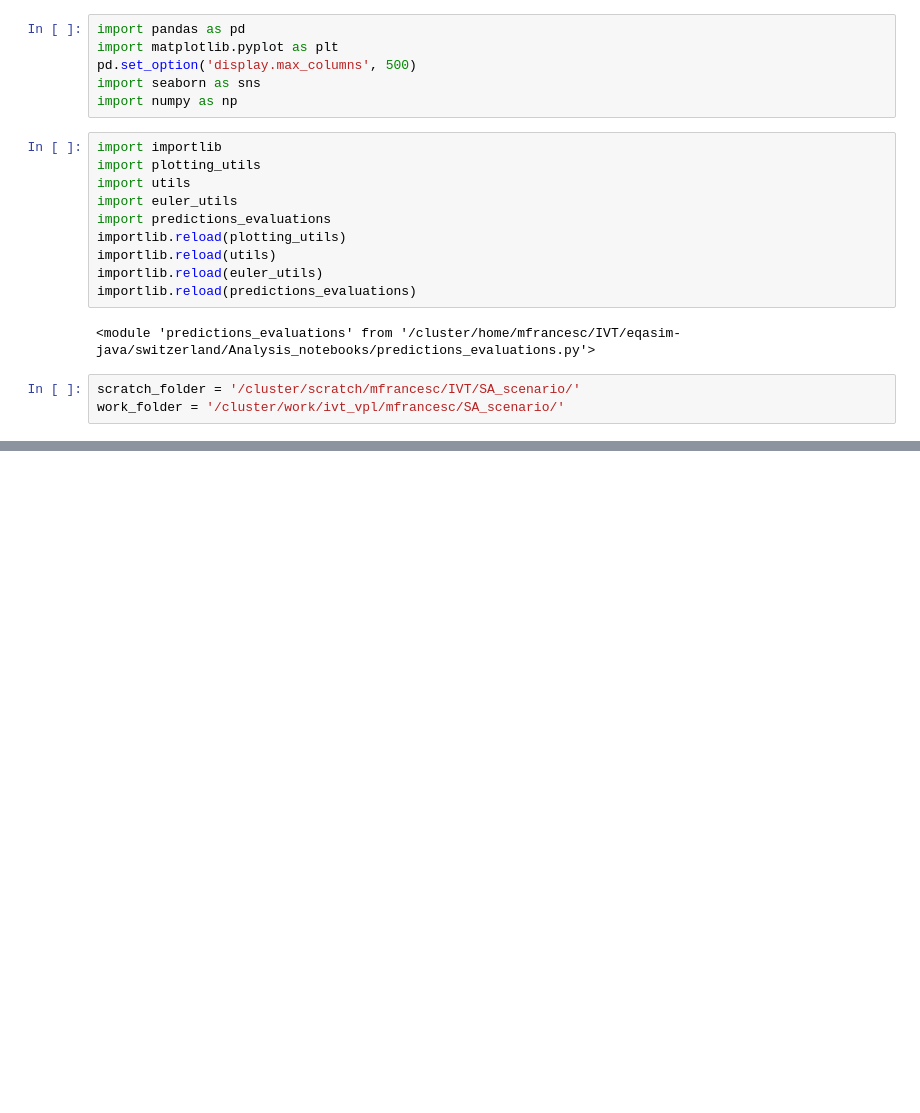
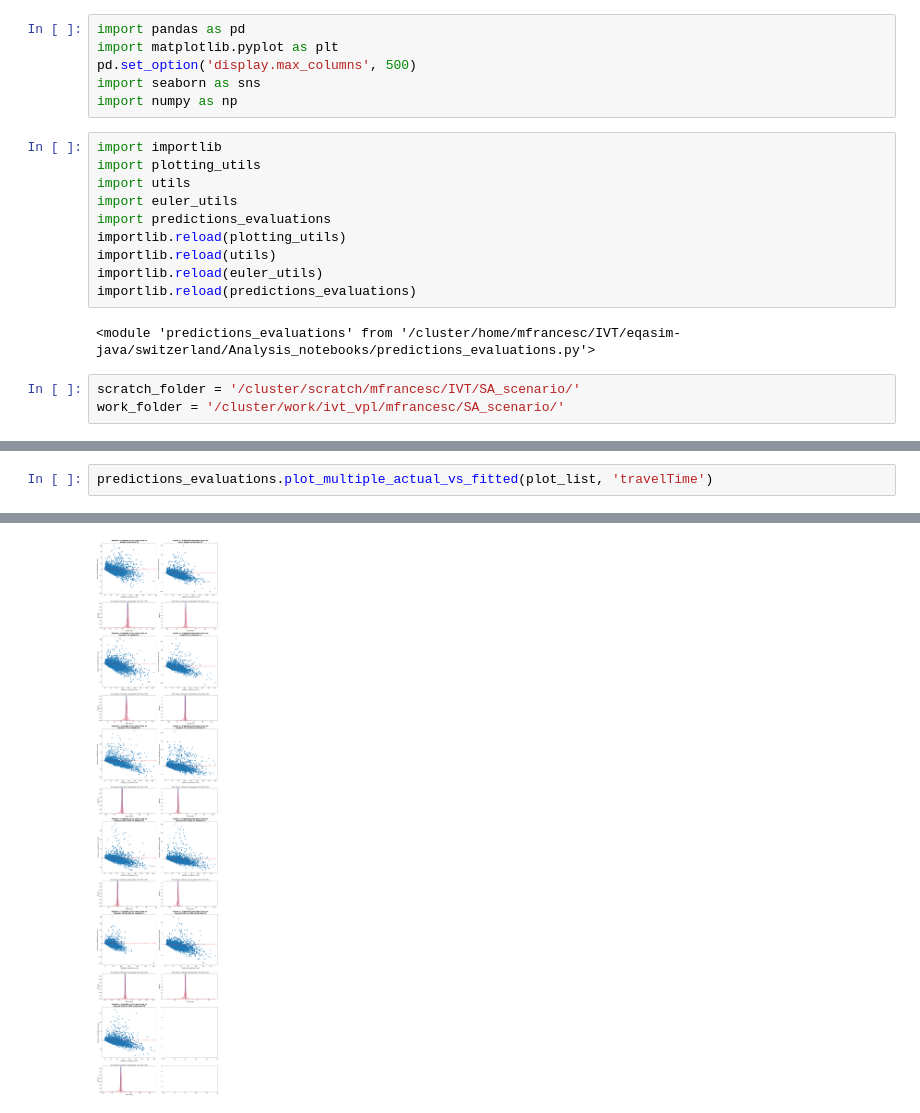
Before and after one commit to Sx-ETH/eqasim-java, a Jupyter notebook: switzerland/Analysis_notebooks/Predictions analysis.ipynb, the cells around one changed output, grey strips where cells are left out. Drawn from its saved outputs; the diff is of its cells as text; blank space fills up the shorter version.

```diff
--- a/switzerland/Analysis_notebooks/Predictions analysis.ipynb
+++ b/switzerland/Analysis_notebooks/Predictions analysis.ipynb
@@ -325,0 +144,3 @@ predictions_evaluations.plot_actual_vs_fitted_travelTime(data_dynamic_FD, iterat
+# %%
+predictions_evaluations.plot_multiple_actual_vs_fitted(plot_list, 'travelTime')
+# %% [output]
@@ -325,0 +160 @@ predictions_evaluations.plot_actual_vs_fitted_travelTime(data_dynamic_FD, iterat
+[figure, added]
```
Also changed, not shown: parts of 27 cells of this notebook, 3 other files.
